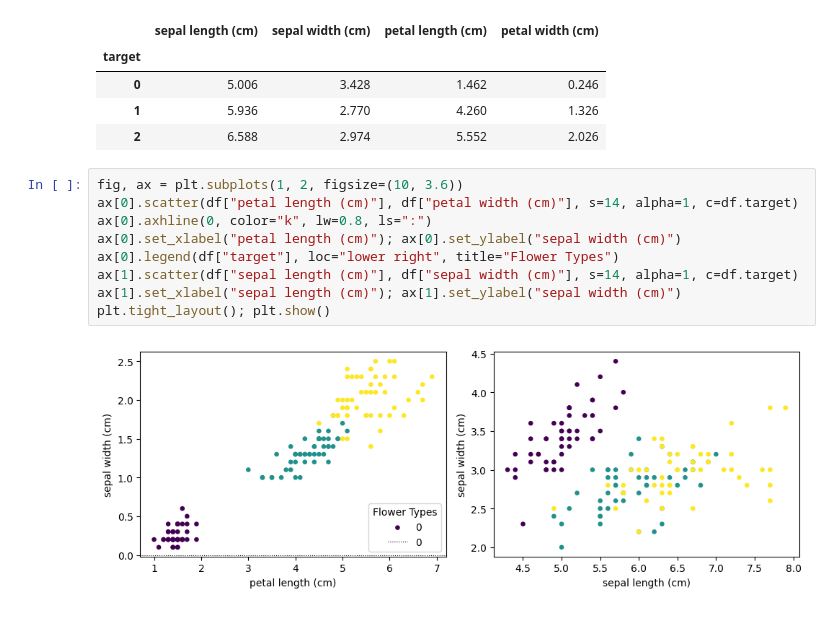
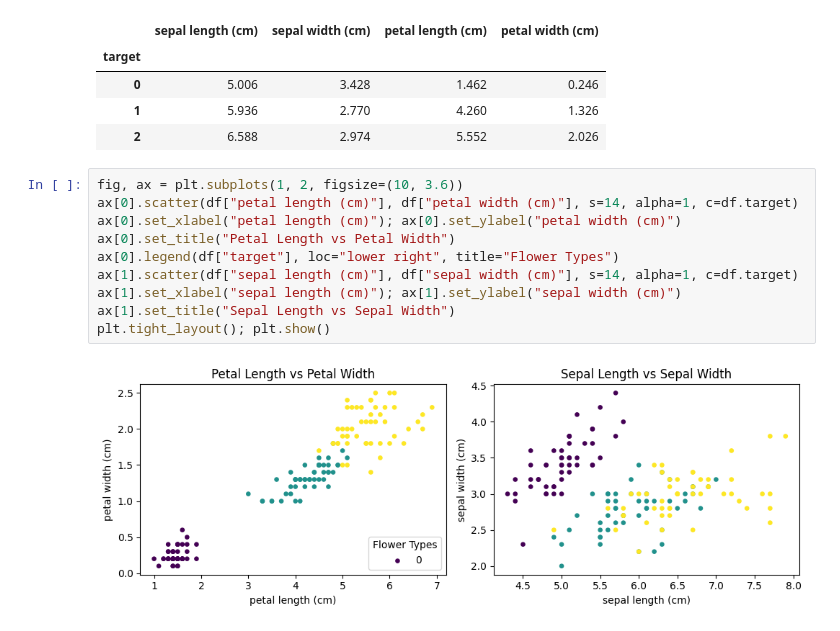
Before and after one commit to maxmartin40/Math-5750-Projects, a Jupyter notebook: Homework1.ipynb, the cells around one changed output. Cells and saved outputs as stored; diff of their text form.

Commit message:
Add titles

```diff
--- a/Homework1.ipynb
+++ b/Homework1.ipynb
@@ -364,11 +364,12 @@ df.groupby("target").mean()
 # %%
 fig, ax = plt.subplots(1, 2, figsize=(10, 3.6))
 ax[0].scatter(df["petal length (cm)"], df["petal width (cm)"], s=14, alpha=1, c=df.target)
-ax[0].axhline(0, color="k", lw=0.8, ls=":")
-ax[0].set_xlabel("petal length (cm)"); ax[0].set_ylabel("sepal width (cm)")
+ax[0].set_xlabel("petal length (cm)"); ax[0].set_ylabel("petal width (cm)")
+ax[0].set_title("Petal Length vs Petal Width")
 ax[0].legend(df["target"], loc="lower right", title="Flower Types")
 ax[1].scatter(df["sepal length (cm)"], df["sepal width (cm)"], s=14, alpha=1, c=df.target)
 ax[1].set_xlabel("sepal length (cm)"); ax[1].set_ylabel("sepal width (cm)")
+ax[1].set_title("Sepal Length vs Sepal Width")
 plt.tight_layout(); plt.show()
 # %% [output]
-[figure, old version]
+[figure, new version]
```
